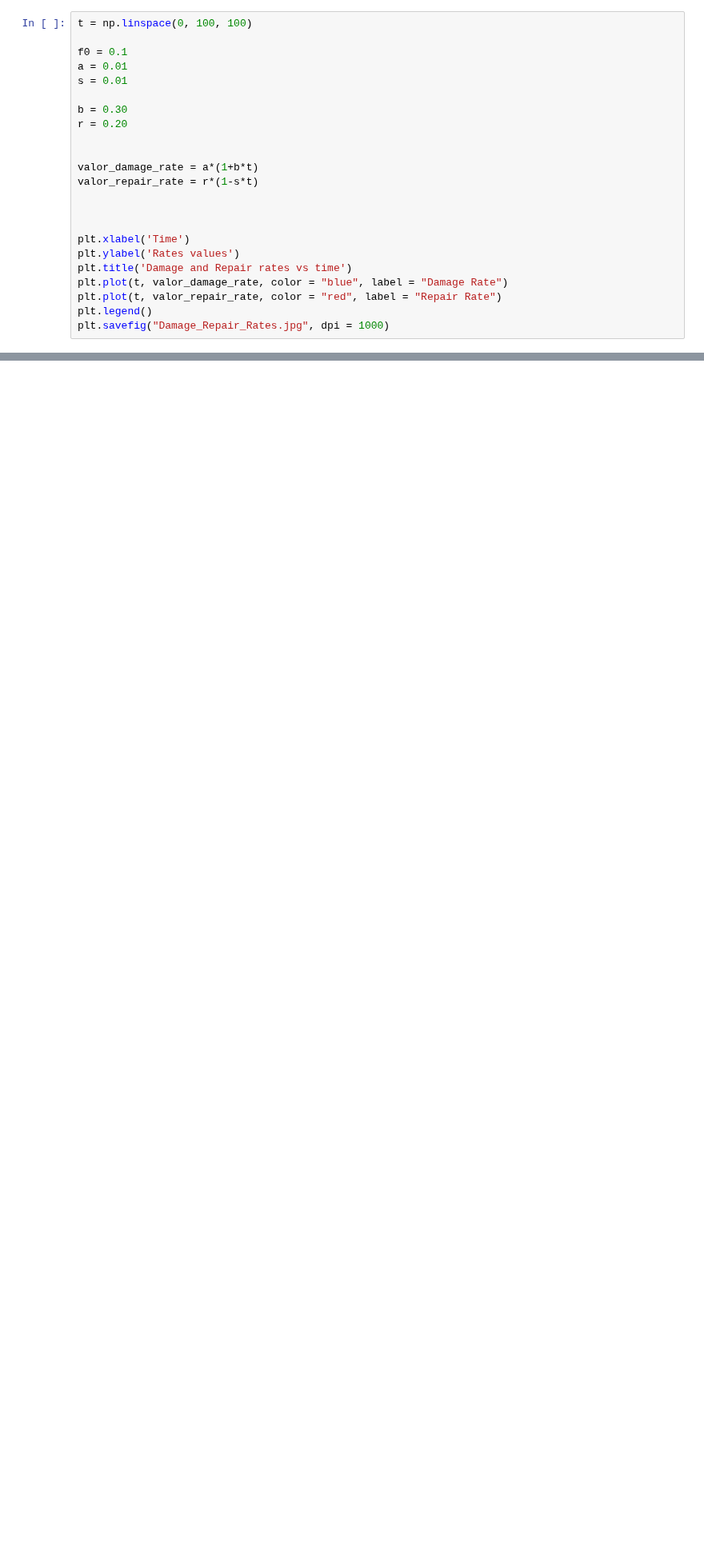
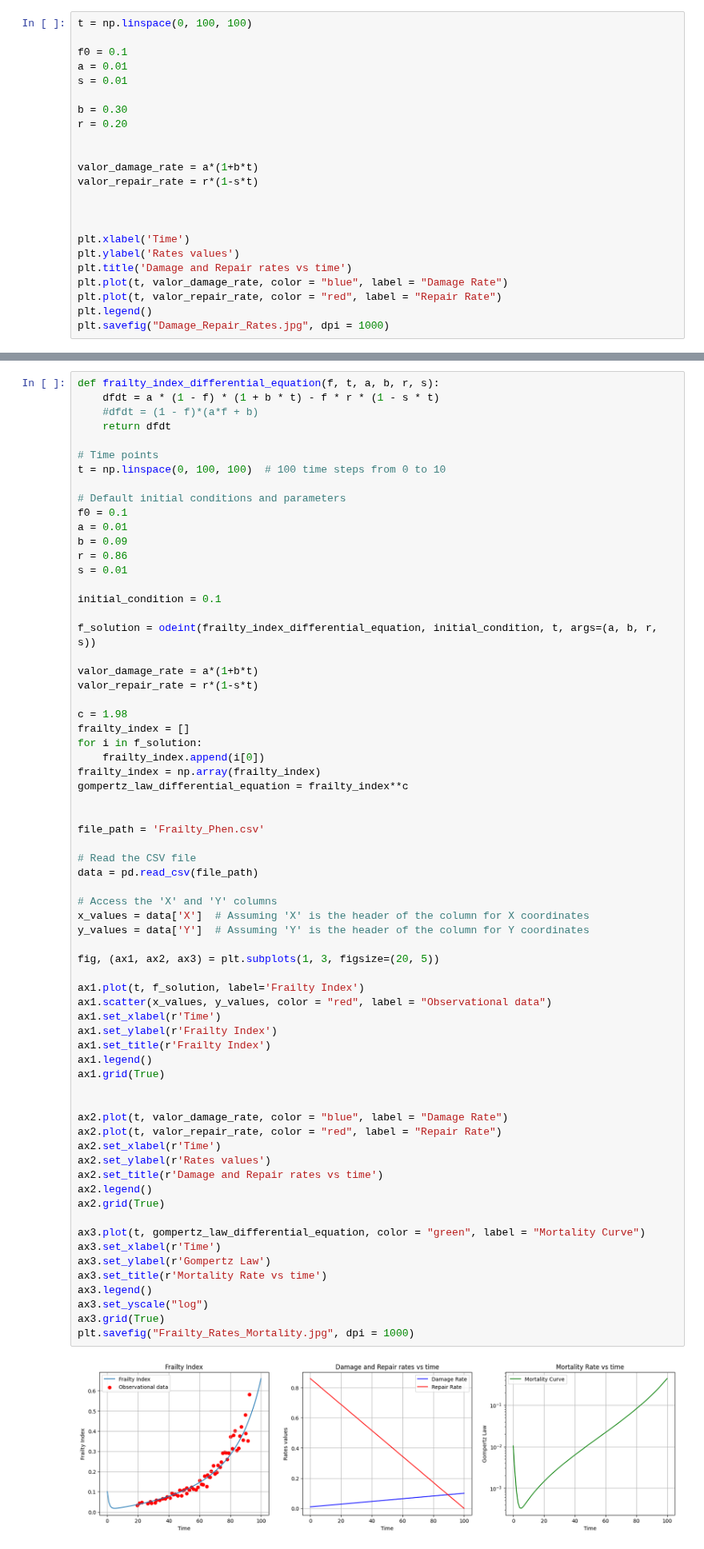
Before and after one commit to Rafther0112/Human_Aging_Research, a Jupyter notebook: Second_Part_Research/model_frailty_index_option_1.ipynb, the cells around one changed output, grey strips where cells are left out. Shown at 80% size. Saved outputs shown, nothing was run; the diff lists cells and outputs as text; blank space fills up the shorter version.

```diff
--- a/Second_Part_Research/model_frailty_index_option_1.ipynb
+++ b/Second_Part_Research/model_frailty_index_option_1.ipynb
@@ -217,0 +240,69 @@ plt.savefig("Damage_Repair_Rates.jpg", dpi = 1000)
+# %%
+def frailty_index_differential_equation(f, t, a, b, r, s):
+    dfdt = a * (1 - f) * (1 + b * t) - f * r * (1 - s * t)
+    #dfdt = (1 - f)*(a*f + b)
+    return dfdt
+
+# Time points
+t = np.linspace(0, 100, 100)  # 100 time steps from 0 to 10
+
+# Default initial conditions and parameters
+f0 = 0.1
+a = 0.01
+b = 0.09
+r = 0.86
+s = 0.01
+
+initial_condition = 0.1
+
+f_solution = odeint(frailty_index_differential_equation, initial_condition, t, args=(a, b, r, s))
+
+valor_damage_rate = a*(1+b*t)
+valor_repair_rate = r*(1-s*t)
+
+c = 1.98
+frailty_index = []
+for i in f_solution:
+    frailty_index.append(i[0])
+frailty_index = np.array(frailty_index)
+gompertz_law_differential_equation = frailty_index**c
+
+
+file_path = 'Frailty_Phen.csv'
+
+# Read the CSV file
+data = pd.read_csv(file_path)
+
+# Access the 'X' and 'Y' columns
+x_values = data['X']  # Assuming 'X' is the header of the column for X coordinates
+y_values = data['Y']  # Assuming 'Y' is the header of the column for Y coordinates
+
+fig, (ax1, ax2, ax3) = plt.subplots(1, 3, figsize=(20, 5))
+
+ax1.plot(t, f_solution, label='Frailty Index')
+ax1.scatter(x_values, y_values, color = "red", label = "Observational data")
+ax1.set_xlabel(r'Time')
+ax1.set_ylabel(r'Frailty Index')
+ax1.set_title(r'Frailty Index')
+ax1.legend()
+ax1.grid(True)
+
+
+ax2.plot(t, valor_damage_rate, color = "blue", label = "Damage Rate")
+ax2.plot(t, valor_repair_rate, color = "red", label = "Repair Rate")
+ax2.set_xlabel(r'Time')
+ax2.set_ylabel(r'Rates values')
+ax2.set_title(r'Damage and Repair rates vs time')
+ax2.legend()
+ax2.grid(True)
+
+ax3.plot(t, gompertz_law_differential_equation, color = "green", label = "Mortality Curve")
+ax3.set_xlabel(r'Time')
+ax3.set_ylabel(r'Gompertz Law')
+ax3.set_title(r'Mortality Rate vs time')
+ax3.legend()
+ax3.set_yscale("log")
+ax3.grid(True)
+plt.savefig("Frailty_Rates_Mortality.jpg", dpi = 1000)
+# %% [output]
+[figure, added]
```
Also changed, not shown: parts of 9 cells of this notebook, 14 other files.
